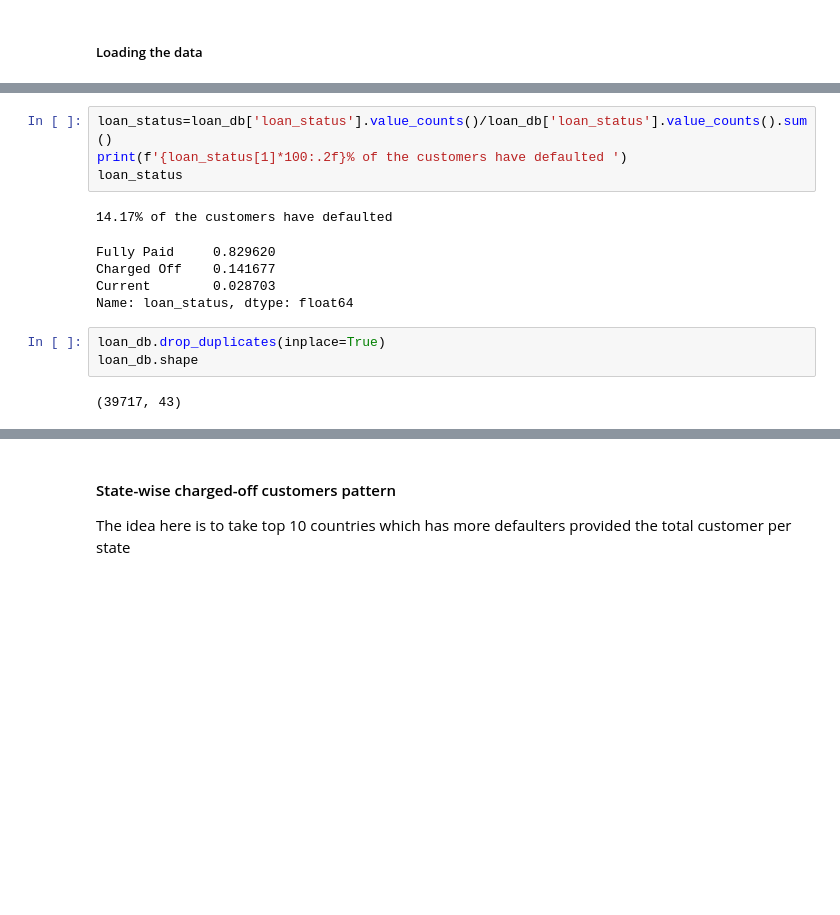
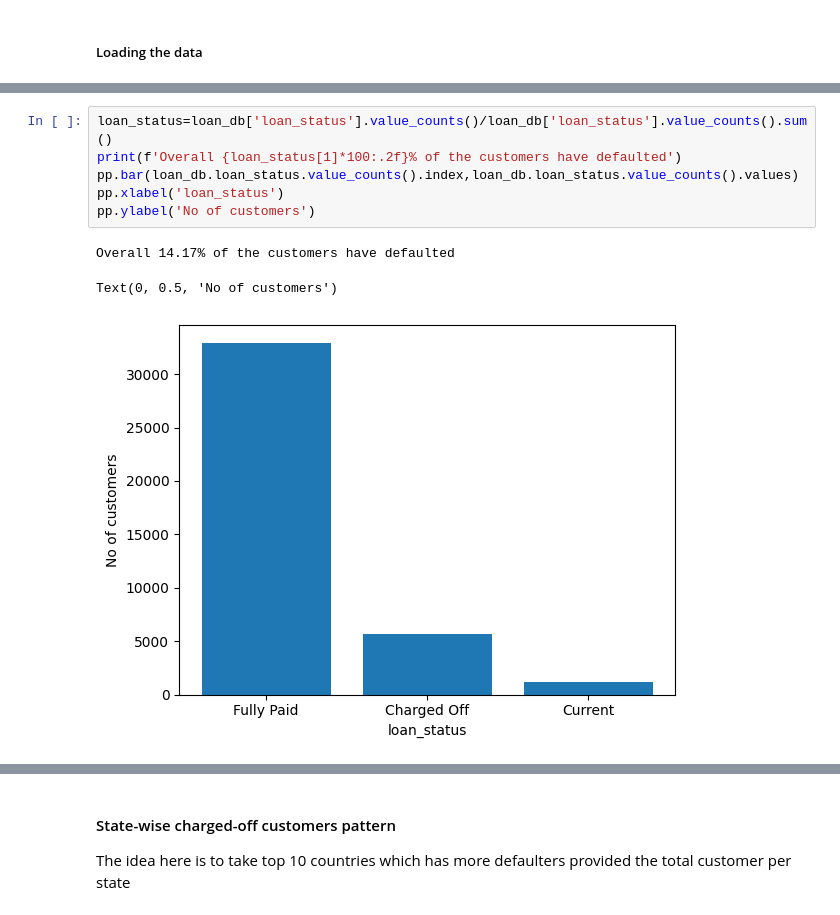
Before and after one commit to Abbhiraami/ML_AI_masters, a Jupyter notebook: case_study/lending_club_case_study.ipynb, the cells around one changed output, grey strips where cells are left out. Cells and saved outputs as stored; diff of their text form; blank space fills up the shorter version.

```diff
--- a/case_study/lending_club_case_study.ipynb
+++ b/case_study/lending_club_case_study.ipynb
@@ -64,15 +88,10 @@ loan_db.head(5)
 # %%
 loan_status=loan_db['loan_status'].value_counts()/loan_db['loan_status'].value_counts().sum()
-print(f'{loan_status[1]*100:.2f}% of the customers have defaulted ')
-loan_status
+print(f'Overall {loan_status[1]*100:.2f}% of the customers have defaulted')
+pp.bar(loan_db.loan_status.value_counts().index,loan_db.loan_status.value_counts().values)
+pp.xlabel('loan_status')
+pp.ylabel('No of customers')
 # %% [output]
-14.17% of the customers have defaulted
+Overall 14.17% of the customers have defaulted
-Fully Paid     0.829620
-Charged Off    0.141677
-Current        0.028703
-Name: loan_status, dtype: float64
+Text(0, 0.5, 'No of customers')
+[figure, added]
-# %%
-loan_db.drop_duplicates(inplace=True)
-loan_db.shape
-# %% [output]
-(39717, 43)
```
Also changed, not shown: parts of 30 cells of this notebook.
